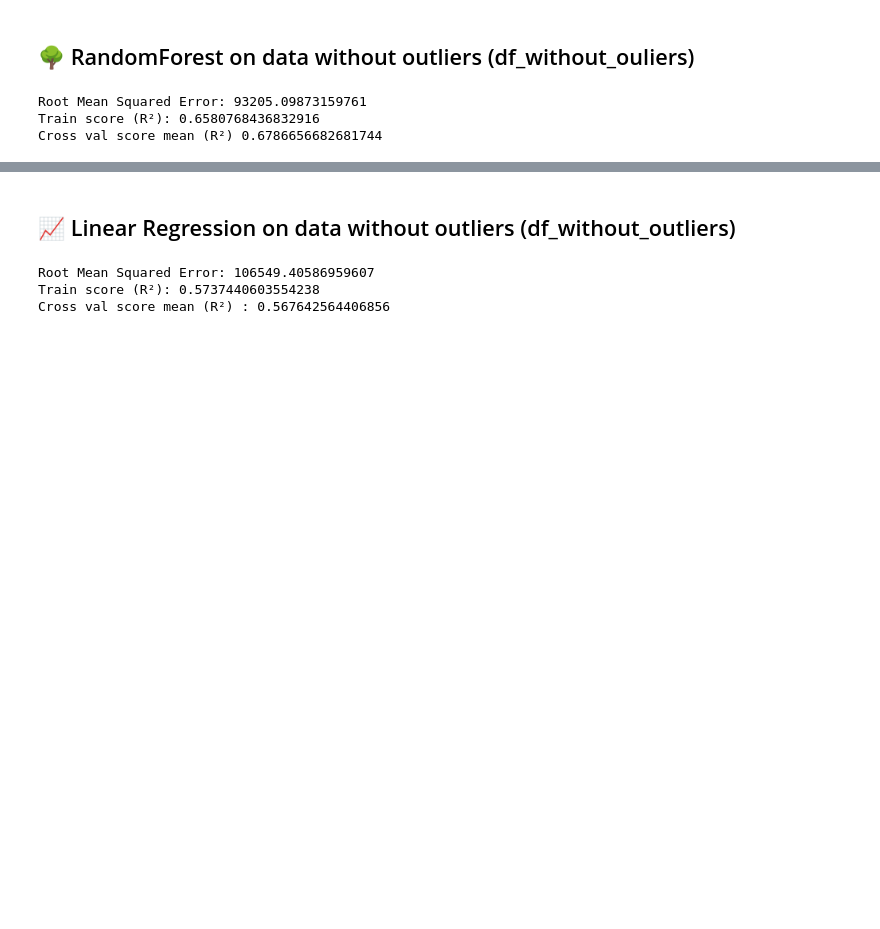
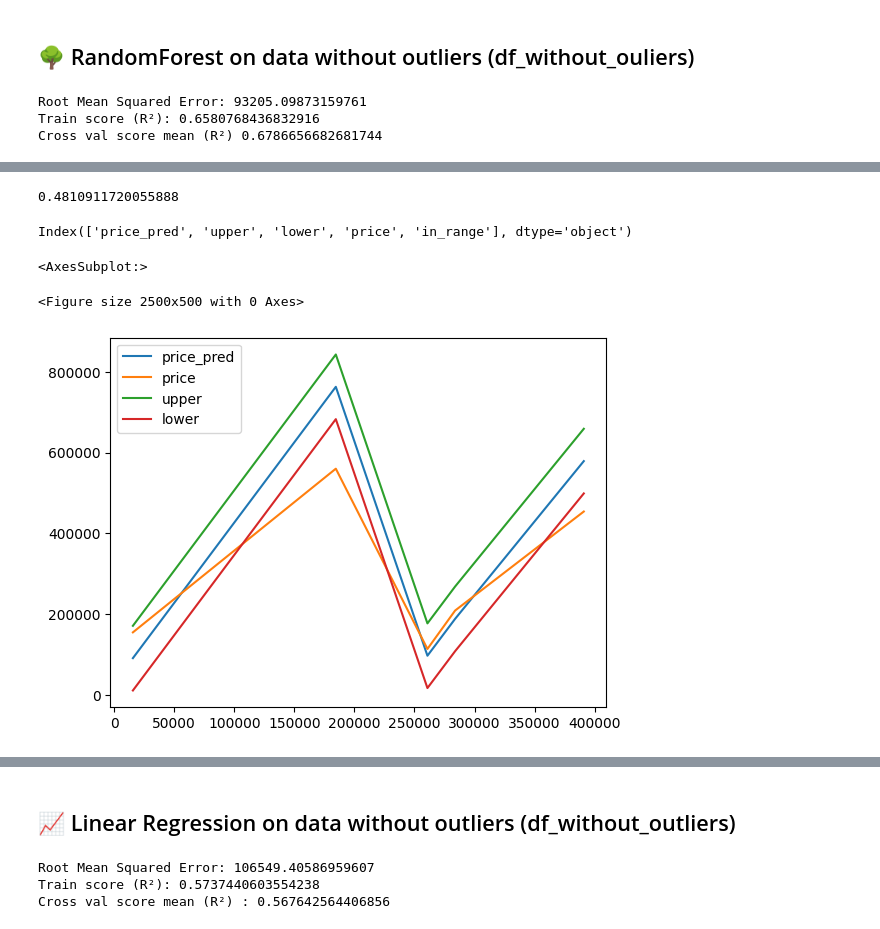
Before and after one commit to qadnguyen/realdata, a Jupyter notebook: notebooks/notebook_anouchka_new.ipynb, the cells around one changed output, grey strips where cells are left out. Drawn from its saved outputs; the diff is of its cells as text; code cells hidden in the pictures; blank space fills up the shorter version.

```diff
--- a/notebooks/notebook_anouchka_new.ipynb
+++ b/notebooks/notebook_anouchka_new.ipynb
@@ -786,3 +788,5 @@ print(f'The rmse when always predicting the median : {round(rmse_median)} €.')
 The rmse when always predicting the median : 159025 €.
 # %% [markdown]
 ## 🐸 Model
+# %%
+df_full_clean = pd.read_pickle('../raw_data/dvf_full_cleaned.pkl')
@@ -792,7 +810,7 @@ The rmse when always predicting the median : 159025 €.
 import sys
 sys.path.append('/home/anouchka/code/qadnguyen/realdata')
 from prop_value.ml_logic.preprocessor import preprocess_data
-X_train_preproc, X_test_preproc, y_train, y_test, X_all, y_all, df_full = preprocess_data(df_without_outliers)
+X_train_preproc, X_test_preproc, y_train, y_test, X_all, y_all, df_full = preprocess_data(df_full_clean)
 # %%
 # model-specific imports
 from sklearn.model_selection import train_test_split
@@ -840,0 +860,10 @@ Cross val score mean (R²) : 0.6845849297194269
+# %%
+df_y_pred = pd.DataFrame(y_pred)
+df_y_test = pd.DataFrame(y_test).reset_index().drop(columns = 'index')
+df_y_pred.columns = ['price_pred']
+df_y_pred['upper'] = df_y_pred.price_pred + 30000
+df_y_pred['lower'] = df_y_pred.price_pred - 30000
+df_prediction = pd.concat([df_y_pred, df_y_test], axis = 1)
+df_prediction['in_range'] = (df_prediction.price < df_prediction.upper) & (df_prediction.price > df_prediction.lower)
+
+df_prediction
@@ -840,0 +884,15 @@ Cross val score mean (R²) : 0.6845849297194269
+# %%
+df_prediction.in_range.sum() / len(df_prediction)
+# %% [output]
+0.4810911720055888
+# %%
+df_prediction.columns
+# %% [output]
+Index(['price_pred', 'upper', 'lower', 'price', 'in_range'], dtype='object')
+# %%
+plt.figure(figsize = (25,5))
+df_prediction[['price_pred', 'price', 'upper', 'lower']].sample(5).sort_index().plot()
+# %% [output]
+<AxesSubplot:>
+<Figure size 2500x500 with 0 Axes>
+[figure, added]
```
Also changed, not shown: parts of 29 cells of this notebook, 4 other files.
